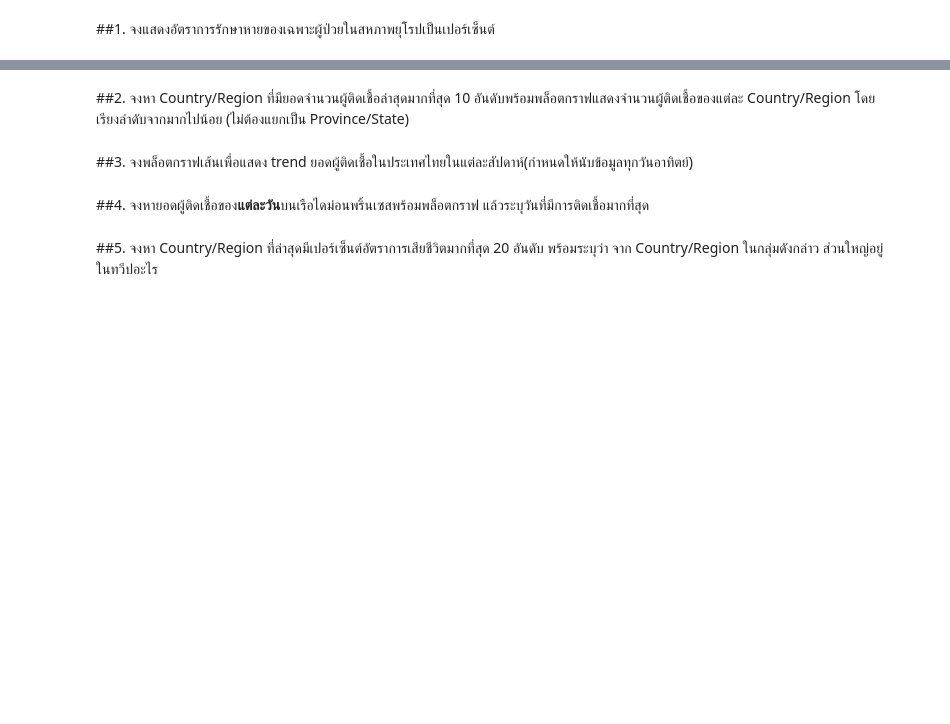
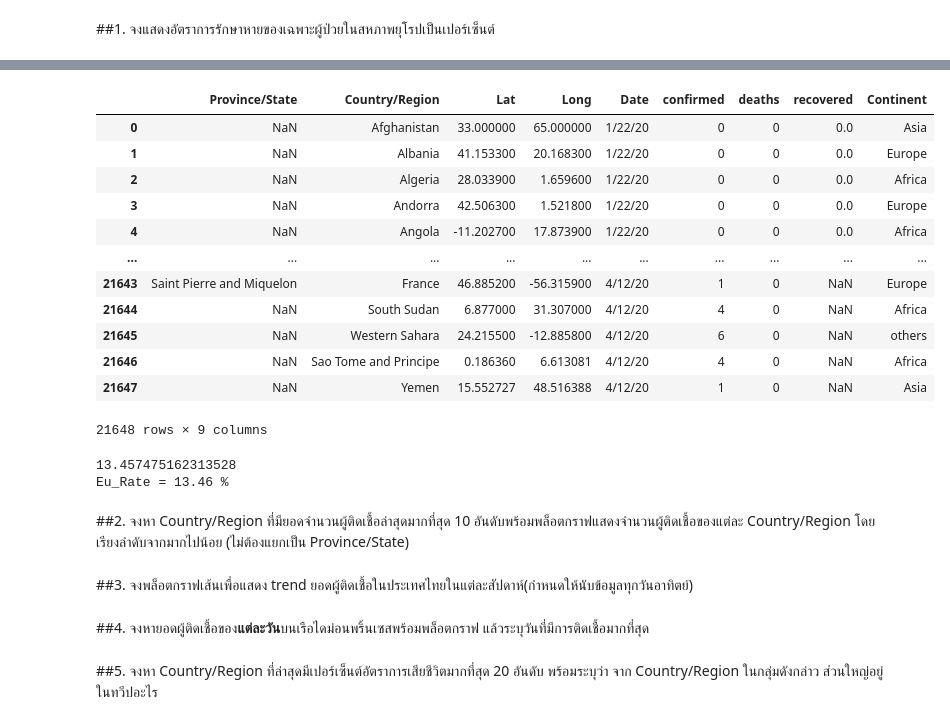
Before and after one commit to Ausawin2016/30Daypy, a Jupyter notebook: #5_Assigment2_อัศวิน_เอี่ยมสะอาดCOVID_19.ipynb, the cells around one changed output, grey strips where cells are left out. Drawn from its saved outputs; the diff is of its cells as text; code cells hidden in the pictures; blank space fills up the shorter version.

```diff
--- a/#5_Assigment2_อัศวิน_เอี่ยมสะอาดCOVID_19.ipynb
+++ b/#5_Assigment2_อัศวิน_เอี่ยมสะอาดCOVID_19.ipynb
@@ -421,6 +254,3 @@ SyntaxError: ignored
 # %% [markdown]
 
 ##1.   จงแสดงอัตราการรักษาหายของเฉพาะผู้ป่วยในสหภาพยุโรปเป็นเปอร์เซ็นต์
-# %%
-dcovid = pd.concat(dtmps[0], axis=1)
-dcovid
@@ -426,0 +277,25 @@ dcovid
+# %%
+import pandas as pd
+
+import pycountry_convert as pc
+
+def country_to_continent(country_name):
+ try:
+   country_alpha2 = pc.country_name_to_country_alpha2(country_name)
+   country_continent_code = pc.country_alpha2_to_continent_code(country_alpha2)
+   country_continent_name = pc.convert_continent_code_to_continent_name(country_continent_code)
+   return country_continent_name
+ except:
+   return 'others'
+
+dcovid_country = dcovid['Country/Region'].to_list()
+dcovid_country
+
+continent=[]
+
+for countryName in dcovid_country:
+  continent.append(country_to_continent(countryName))
+
+d_con = {'Country/Region': dcovid_country,'Continent':continent}
+df_con = pd.DataFrame(d_con)
+df_con.head(10)
@@ -427,2 +314,35 @@ dcovid
+# %%
+globalCovid = dcovid.merge(df_con, left_index= True, right_index=True)
+globalCovid = globalCovid.drop(columns=['Country/Region_y'])
+globalCovid
+globalCovid.rename(columns={'Country/Region_x':'Country/Region'},inplace=True)
+globalCovid
+# %% [output]
+|  | Province/State | Country/Region | Lat | Long | Date | confirmed | deaths | recovered | Continent |
+| 0 | NaN | Afghanistan | 33.000000 | 65.000000 | 1/22/20 | 0 | 0 | 0.0 | Asia |
+| 1 | NaN | Albania | 41.153300 | 20.168300 | 1/22/20 | 0 | 0 | 0.0 | Europe |
+| 2 | NaN | Algeria | 28.033900 | 1.659600 | 1/22/20 | 0 | 0 | 0.0 | Africa |
+| 3 | NaN | Andorra | 42.506300 | 1.521800 | 1/22/20 | 0 | 0 | 0.0 | Europe |
+| 4 | NaN | Angola | -11.202700 | 17.873900 | 1/22/20 | 0 | 0 | 0.0 | Africa |
+| ... | ... | ... | ... | ... | ... | ... | ... | ... | ... |
+| 21643 | Saint Pierre and Miquelon | France | 46.885200 | -56.315900 | 4/12/20 | 1 | 0 | NaN | Europe |
+| 21644 | NaN | South Sudan | 6.877000 | 31.307000 | 4/12/20 | 4 | 0 | NaN | Africa |
+| 21645 | NaN | Western Sahara | 24.215500 | -12.885800 | 4/12/20 | 6 | 0 | NaN | others |
+| 21646 | NaN | Sao Tome and Principe | 0.186360 | 6.613081 | 4/12/20 | 4 | 0 | NaN | Africa |
+| 21647 | NaN | Yemen | 15.552727 | 48.516388 | 4/12/20 | 1 | 0 | NaN | Asia |
+21648 rows × 9 columns
+# %%
+
+#EU_covid
+eu = globalCovid[globalCovid['Continent']=='Europe']
+eu_c = eu.confirmed.mean()
+eu_r = eu.recovered.mean()
+
+print(eu_r/eu_c*100)
+
+print('Eu_Rate = %.2f' %(eu_r/eu_c*100),"%")# .2f = กำหนดทศนิยม 2 ตำแหน่ง
+# %% [output]
+13.457475162313528
+Eu_Rate = 13.46 %
 # %% [markdown]
 ##2.   จงหา Country/Region ที่มียอดจำนวนผู้ติดเชื้อล่าสุดมากที่สุด 10 อันดับพร้อมพล็อตกราฟแสดงจำนวนผู้ติดเชื้อของแต่ละ Country/Region โดยเรียงลำดับจากมากไปน้อย (ไม่ต้องแยกเป็น Province/State)
```
Also changed, not shown: parts of 19 cells of this notebook.
